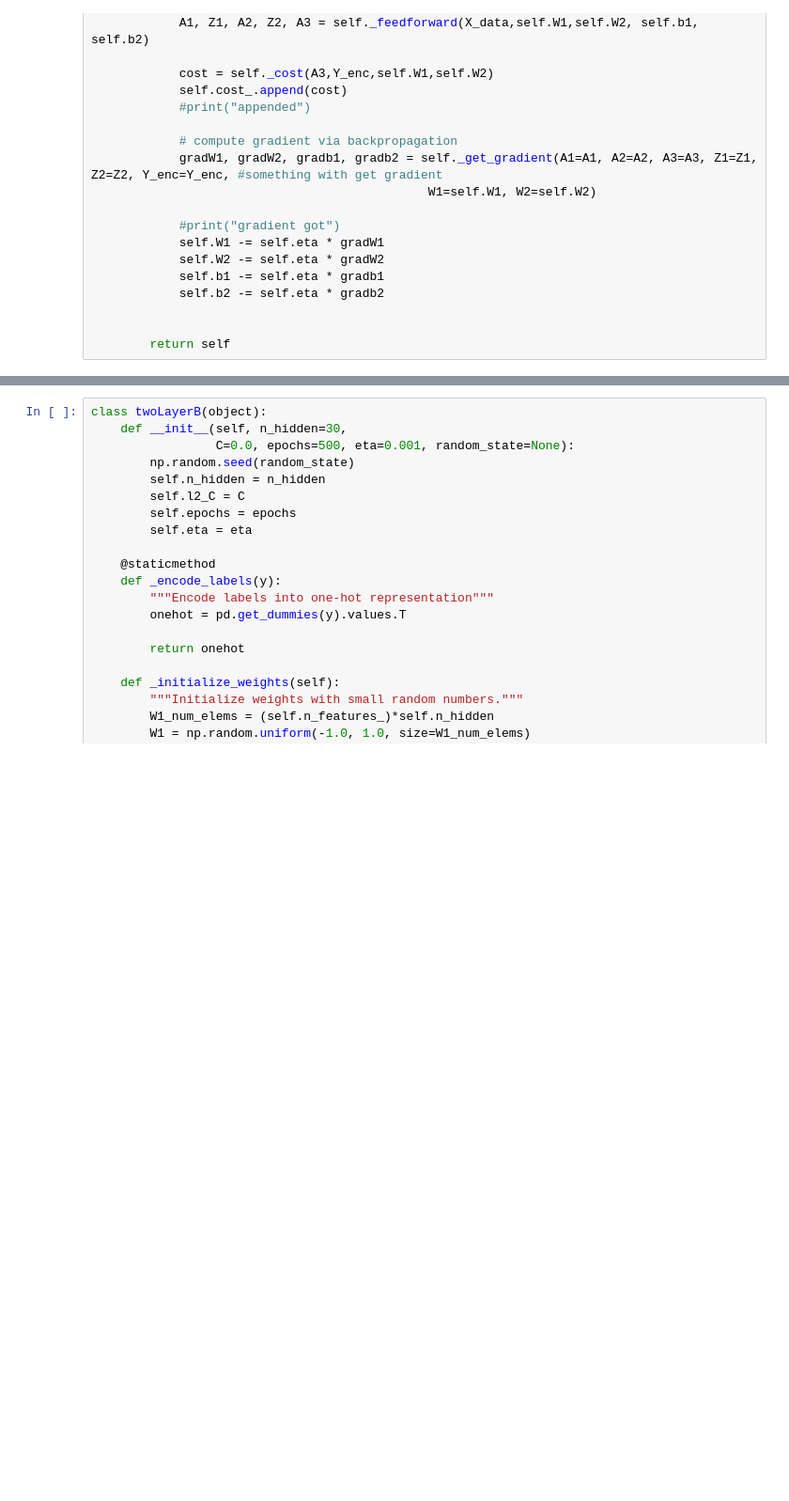
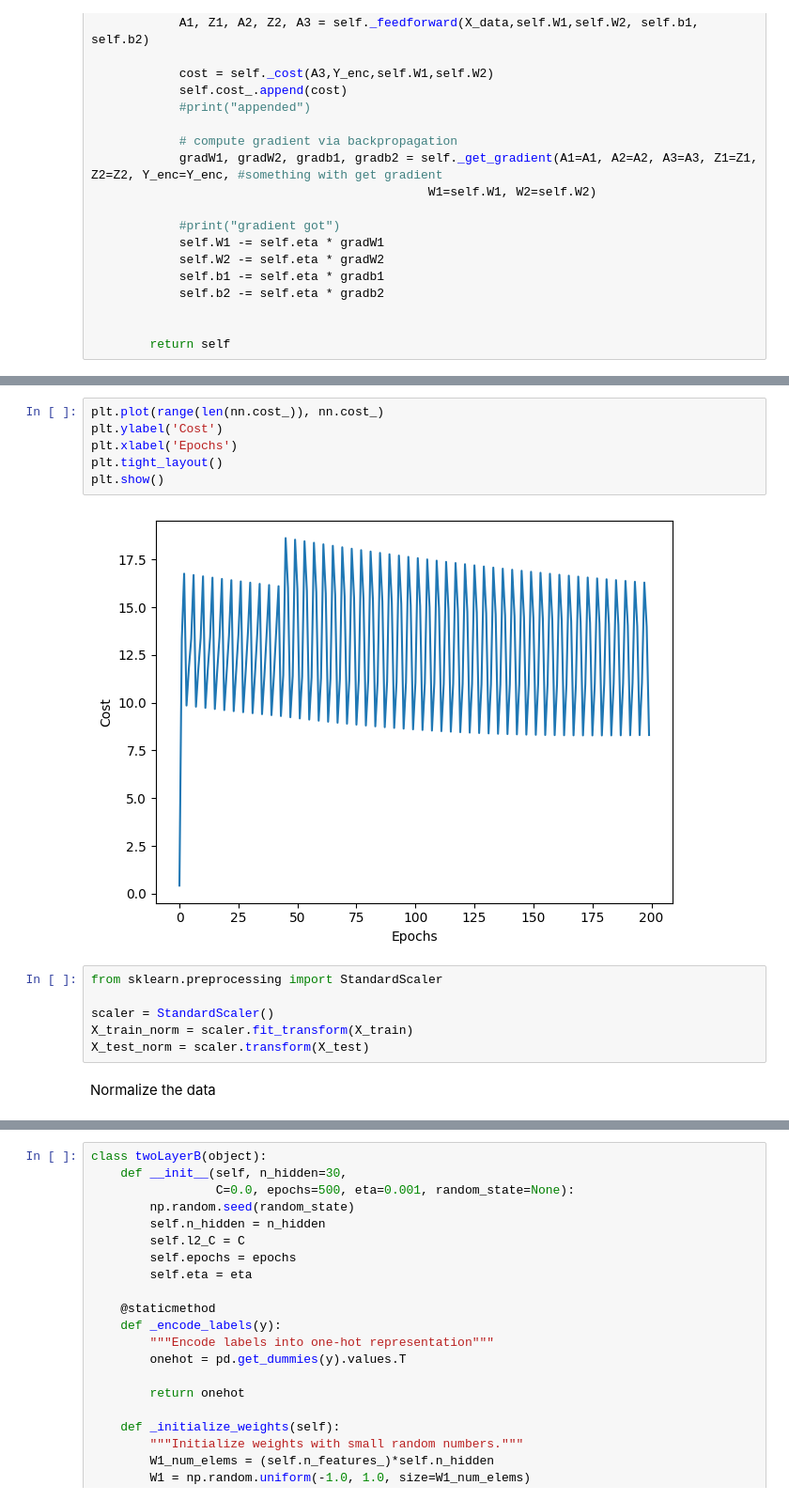
Before and after one commit to ElijahChesnut26/MLLab4, a Jupyter notebook: lab4.ipynb, the cells around one changed output, grey strips where cells are left out. Shown at 94% size. Drawn from its saved outputs; the diff is of its cells as text; blank space fills up the shorter version.

Commit message:
added graphs and normalization

```diff
--- a/lab4.ipynb
+++ b/lab4.ipynb
@@ -464,0 +468,16 @@ Accuracy 0.24956923288993038
+# %%
+plt.plot(range(len(nn.cost_)), nn.cost_)
+plt.ylabel('Cost')
+plt.xlabel('Epochs')
+plt.tight_layout()
+plt.show()
+# %% [output]
+[figure, added]
+# %%
+from sklearn.preprocessing import StandardScaler
+
+scaler = StandardScaler()
+X_train_norm = scaler.fit_transform(X_train)
+X_test_norm = scaler.transform(X_test)
+# %% [markdown]
+Normalize the data
```
Also changed, not shown: parts of 5 cells of this notebook.
